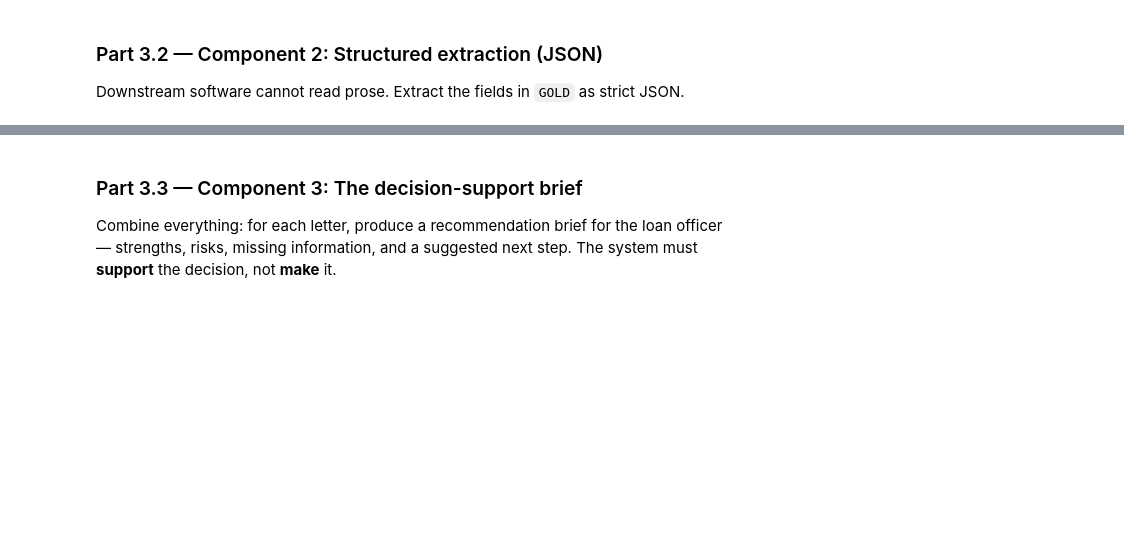
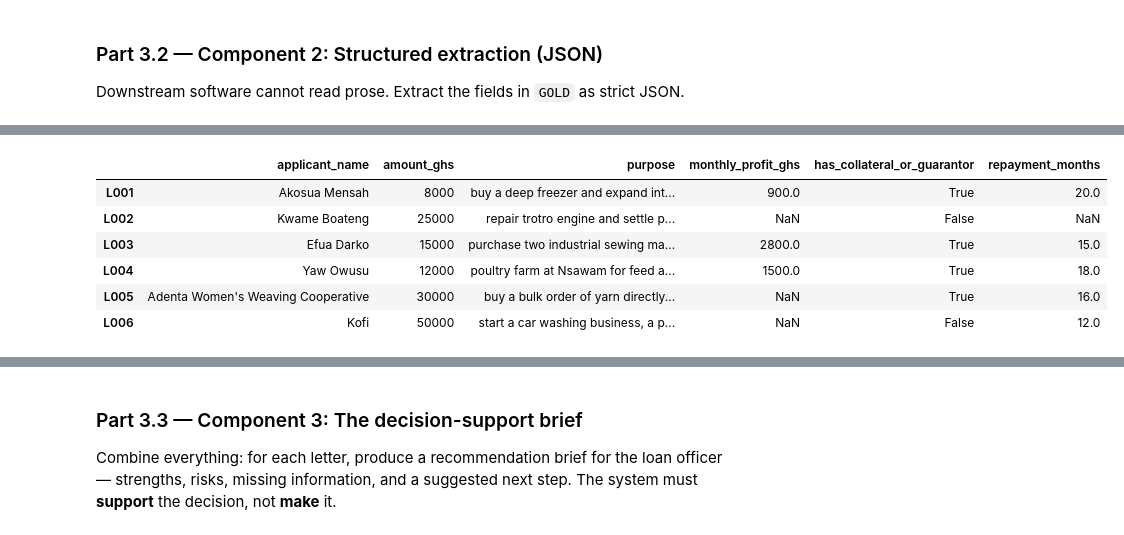
Before and after one commit to kwabenaboatengbaahfrimpong-cloud/lab-4-llm-decision-support, a Jupyter notebook: lab_4.ipynb, the cells around one changed output, grey strips where cells are left out. Drawn from its saved outputs; the diff is of its cells as text; code cells hidden in the pictures; blank space fills up the shorter version.

Commit message:
Complete Part 3.2 structured extraction

````diff
--- a/lab_4.ipynb
+++ b/lab_4.ipynb
@@ -354,0 +330,80 @@ Downstream software cannot read prose. Extract the fields in `GOLD` as strict JS
+# %%
+import json
+import pandas as pd
+
+EXTRACT_SYSTEM = "You extract loan application details and return only valid JSON."
+
+def EXTRACT_PROMPT(letter):
+    return f"""
+Extract the information from the loan application below.
+
+Return ONLY a JSON object with exactly these keys:
+- applicant_name: string
+- amount_ghs: number
+- purpose: string
+- monthly_profit_ghs: number or null
+- has_collateral_or_guarantor: boolean
+- repayment_months: number or null
+
+If a field is not stated, use null. Do not guess.
+
+Example:
+Letter:
+My name is Ama Serwaa. I need GHS 6,000 to buy a new oven for my bakery.
+I make about GHS 1,200 profit each month. My brother will guarantee the loan.
+I plan to repay in 10 months.
+
+JSON:
+{{
+    "applicant_name": "Ama Serwaa",
+    "amount_ghs": 6000,
+    "purpose": "buy a new oven for bakery",
+    "monthly_profit_ghs": 1200,
+    "has_collateral_or_guarantor": true,
+    "repayment_months": 10
+}}
+
+Loan application:
+{letter}
+"""
+
+
+def extract_fields(letter_text):
+    raw, usage = ask_llm(
+        EXTRACT_PROMPT(letter_text),
+        system_prompt=EXTRACT_SYSTEM,
+        temperature=0
+    )
+
+    cleaned = raw.strip()
+    cleaned = cleaned.replace("```json", "")
+    cleaned = cleaned.replace("```JSON", "")
+    cleaned = cleaned.replace("```", "")
+    cleaned = cleaned.strip()
+
+    try:
+        return json.loads(cleaned)
+
+    except json.JSONDecodeError:
+        print("Could not parse JSON")
+        print(raw)
+        return None
+
+
+results = {}
+
+for letter_id, letter_text in LETTERS.items():
+    results[letter_id] = extract_fields(letter_text)
+
+
+df = pd.DataFrame.from_dict(results, orient="index")
+
+df
+# %% [output]
+|  | applicant_name | amount_ghs | purpose | monthly_profit_ghs | has_collateral_or_guarantor | repayment_months |
+| L001 | Akosua Mensah | 8000 | buy a deep freezer and expand int... | 900.0 | True | 20.0 |
+| L002 | Kwame Boateng | 25000 | repair trotro engine and settle p... | NaN | False | NaN |
+| L003 | Efua Darko | 15000 | purchase two industrial sewing ma... | 2800.0 | True | 15.0 |
+| L004 | Yaw Owusu | 12000 | poultry farm at Nsawam for feed a... | 1500.0 | True | 18.0 |
+| L005 | Adenta Women's Weaving Cooperative | 30000 | buy a bulk order of yarn directly... | NaN | True | 16.0 |
+| L006 | Kofi | 50000 | start a car washing business, a p... | NaN | False | 12.0 |
````
Also changed, not shown: parts of 3 cells of this notebook.
